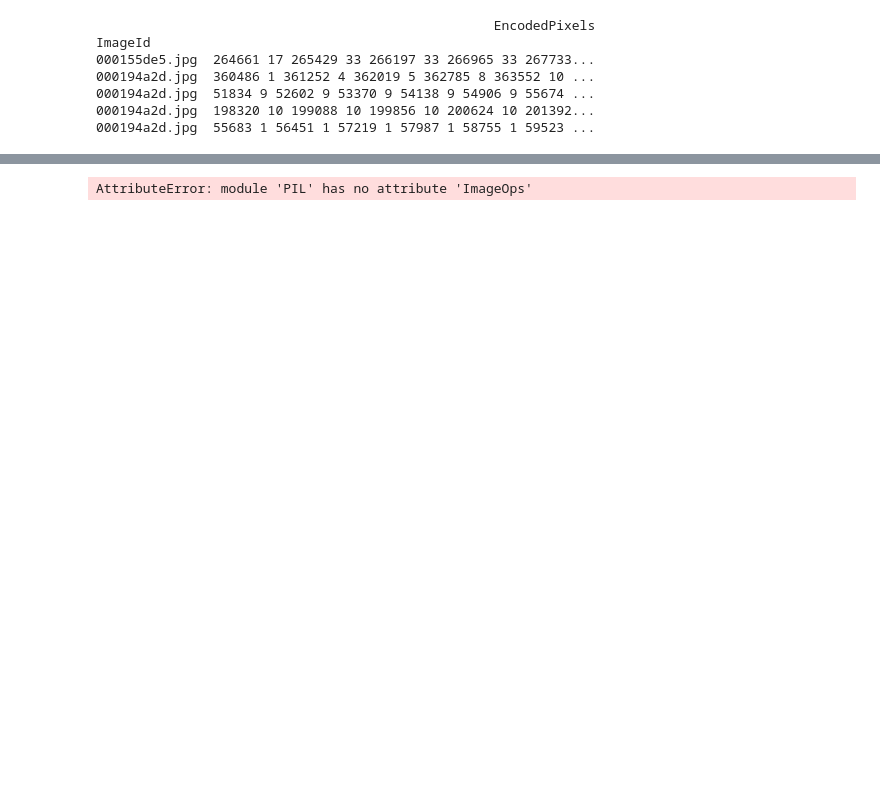
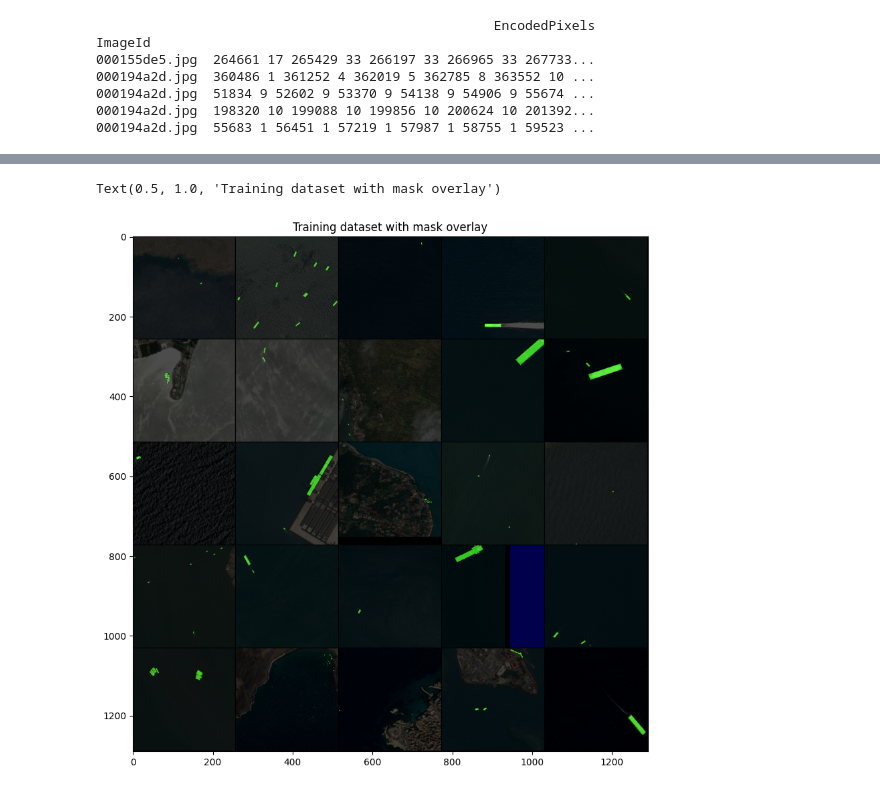
Before and after one commit to anyaachan/Airbus-Ship-Detection-Challedge, a Jupyter notebook: data-analysis.ipynb, the cells around one changed output, grey strips where cells are left out. Cells and saved outputs as stored; diff of their text form; code cells hidden in the pictures; blank space fills up the shorter version.

Commit message:
fix colors

```diff
--- a/data-analysis.ipynb
+++ b/data-analysis.ipynb
@@ -104,20 +111,19 @@ def rle_decode(rle_codes, decoded_masks):
 
 def mask_overlay(image, mask):
     mask = (mask * 255).astype('uint8')
-    # Convert the mask to a PIL Image
-    mask = Image.fromarray(mask)
-    # Convert the mask to grayscale
-    mask = mask.convert("L")
-    mask = PIL.ImageOps.invert(image)
-    colored_mask = Image.new("RGB", mask.size, (57, 255, 20))  # Red color
-    # Apply the mask to the colored mask
-    colored_mask.paste(mask, mask=mask)
+
+    mask = Image.fromarray(mask)  # Convert the mask to a PIL Image
+
+    mask = mask.convert("L")     # Convert the mask to grayscale in order for it to be applied correctly
+    colored_mask = Image.new("RGB", mask.size, (0, 0, 0))  # Assigning a black color to the mask so it would be invisible
+
+    colored_mask.paste((57, 255, 20), mask=mask) # Apply the mask to the colored mask
 
     image = Image.fromarray(image) # Convert the image to a PIL Image
     # Resize the image to match the mask size
     image = image.resize(mask.size)
     # Overlay the colored mask on the image
-    img_masked = Image.blend(image, colored_mask, alpha=0.5)
+    img_masked = Image.blend(image, colored_mask, 0.7)
     return np.array(img_masked)
 
 
@@ -125,32 +131,33 @@ img_index = 0
 for i in range(h):
     y_start = i*(tile_height + gap)
     y_end = y_start + tile_height
     for j in range(w):
         x_start = j*(tile_width + gap)
         x_end = x_start + tile_width
         if img_index < len(train_ids):
             decoded_masks = np.zeros((768, 768)) # Emty array of zeros in which the decoded mask will be stored
             img_rle = df_train_segm.loc[train_ids_rand[img_index], "EncodedPixels"]  # Accessing Encoded pixels of the current image and converting to list in case there are multiple masks
 
             if isinstance(img_rle, str):
                 # If it's a string, convert it to a list with a single element
                 img_rle = [img_rle]
             else:
                 # If it's a series, convert the whole series to a list
                 img_rle = img_rle.tolist()
 
             for rle in img_rle:
                 rle_decode(img_rle, decoded_masks)
 
             img = load_img(str(train_ids_rand[img_index]))
             img_masked = mask_overlay(img, decoded_masks)  # Apply the overlay
 
             img_masked = cv2.resize(img_masked, (tile_height, tile_width))  # Resize the image to the tile size
             complete_image[y_start:y_end, x_start:x_end, :] = img_masked
             img_index += 1
 
-plt.figure(figsize=(5, 5))
+plt.figure(figsize=(10, 10))
 plt.imshow(complete_image)
 plt.title("Training dataset with mask overlay")
 # %% [output]
-AttributeError: module 'PIL' has no attribute 'ImageOps'
+Text(0.5, 1.0, 'Training dataset with mask overlay')
+[figure, added]
```
Also changed, not shown: parts of 5 cells of this notebook.
